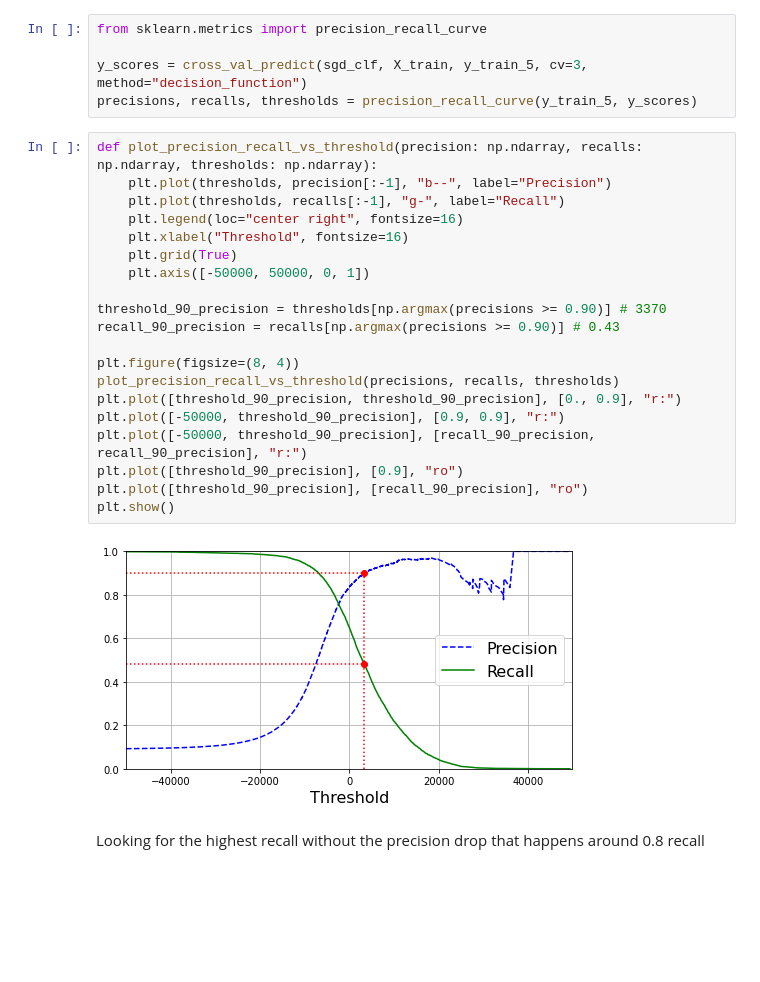
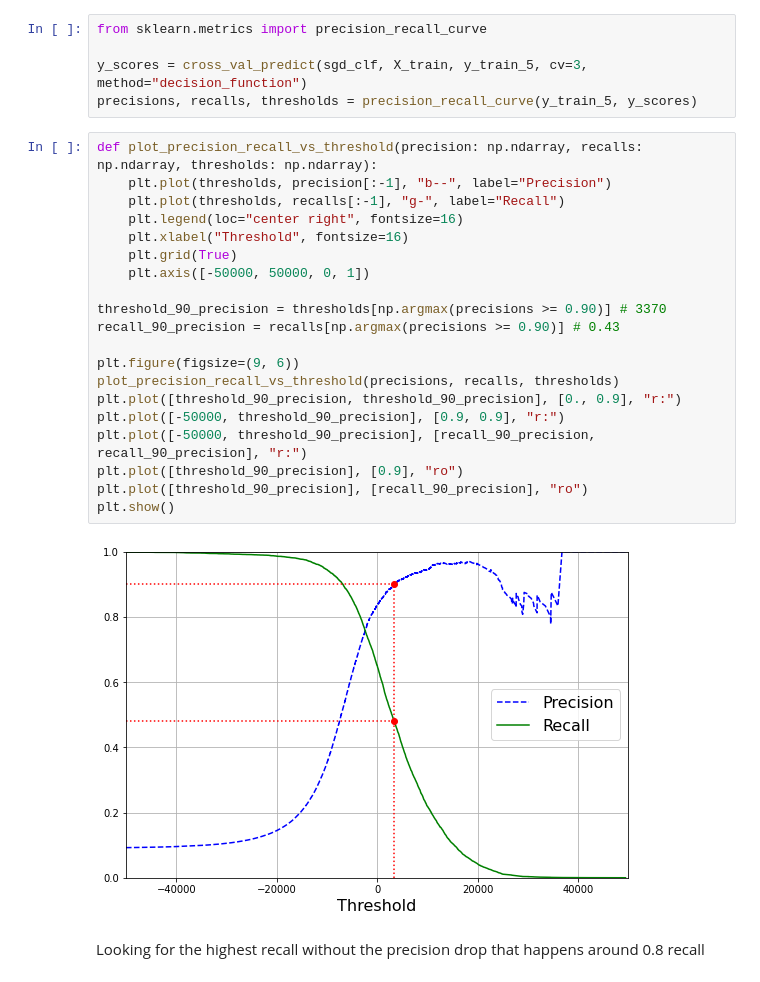
Before and after one commit to lopdan/ml_training, a Jupyter notebook: src/notebooks/number_classifier.ipynb, the cells around one changed output. Drawn from its saved outputs; the diff is of its cells as text; blank space fills up the shorter version.

```diff
--- a/src/notebooks/number_classifier.ipynb
+++ b/src/notebooks/number_classifier.ipynb
@@ -85,25 +85,25 @@ precisions, recalls, thresholds = precision_recall_curve(y_train_5, y_scores)
 # %%
 def plot_precision_recall_vs_threshold(precision: np.ndarray, recalls: np.ndarray, thresholds: np.ndarray):
     plt.plot(thresholds, precision[:-1], "b--", label="Precision")
     plt.plot(thresholds, recalls[:-1], "g-", label="Recall")
     plt.legend(loc="center right", fontsize=16)
     plt.xlabel("Threshold", fontsize=16)
     plt.grid(True)
     plt.axis([-50000, 50000, 0, 1])
 
 threshold_90_precision = thresholds[np.argmax(precisions >= 0.90)] # 3370
 recall_90_precision = recalls[np.argmax(precisions >= 0.90)] # 0.43
 
-plt.figure(figsize=(8, 4))
+plt.figure(figsize=(9, 6))
 plot_precision_recall_vs_threshold(precisions, recalls, thresholds)
 plt.plot([threshold_90_precision, threshold_90_precision], [0., 0.9], "r:")
 plt.plot([-50000, threshold_90_precision], [0.9, 0.9], "r:")
 plt.plot([-50000, threshold_90_precision], [recall_90_precision, recall_90_precision], "r:")
 plt.plot([threshold_90_precision], [0.9], "ro")
 plt.plot([threshold_90_precision], [recall_90_precision], "ro")
 plt.show()
 # %% [output]
-[figure, old version]
+[figure, new version]
 # %% [markdown]
 Looking for the highest recall without the precision drop that happens around 0.8 recall
 # %%
```
Also changed, not shown: parts of 6 cells of this notebook.
